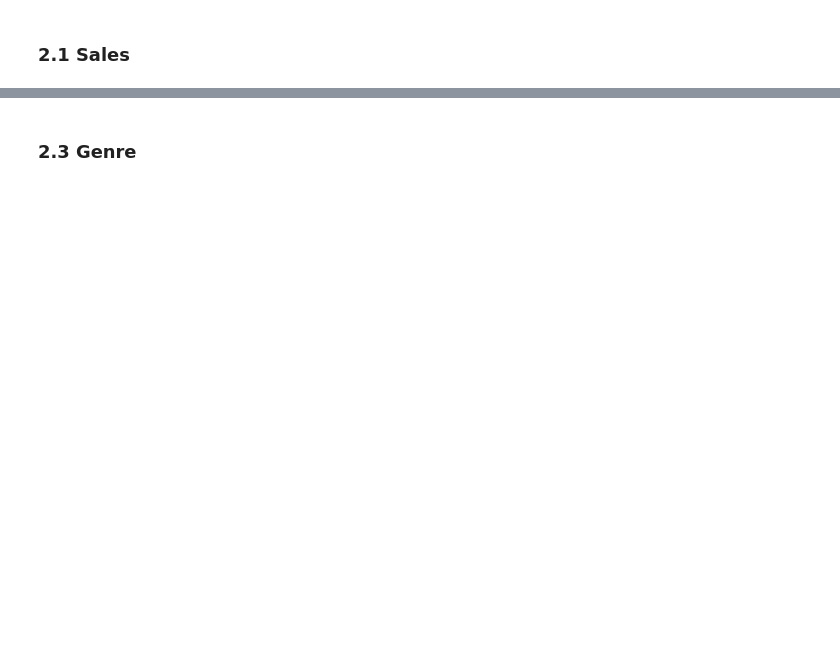
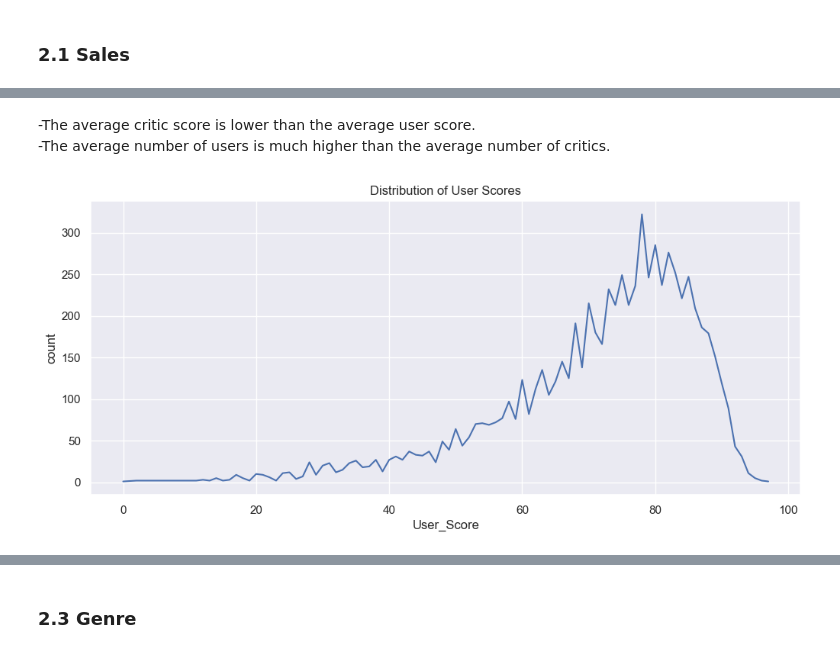
Before and after one commit to skalenjr/Video-Games-Sales-Analysis, a Jupyter notebook: VideoGames.ipynb, the cells around one changed output, grey strips where cells are left out. Drawn from its saved outputs; the diff is of its cells as text; code cells hidden in the pictures; blank space fills up the shorter version.

```diff
--- a/VideoGames.ipynb
+++ b/VideoGames.ipynb
@@ -56,6 +180,7 @@ video_games_df['User_Score'].value_counts()
 video_games_df['Year_of_Release'] = video_games_df['Year_of_Release'].astype(np.int64)
 video_games_df['User_Score'] = video_games_df['User_Score'].str.replace('tbd', 'NaN')
 video_games_df['User_Score'] = video_games_df['User_Score'].astype(np.float64)
+video_games_df['User_Score'] = video_games_df['User_Score'] * 10
 
 print(video_games_df.dtypes)
 
@@ -125,2 +344,14 @@ video_games_df[ratings_features].describe()
+# %% [markdown]
+-The average critic score is lower than the average user score.<br>
+-The average number of users is much higher than the average number of critics.<br>
+# %%
+plt.figure(figsize=(12,5))
+count_scores = video_games_df['User_Score'].value_counts(sort = False).reset_index().sort_values('index')
+count_scores.columns = ['User_Score', 'count']
+sns.lineplot(data=count_scores, x='User_Score', y='count')
+plt.title('Distribution of User Scores')
+plt.show()
+# %% [output]
+[figure, added]
 # %%
 plt.figure(figsize=(12,5))
```
Also changed, not shown: parts of 62 cells of this notebook.
